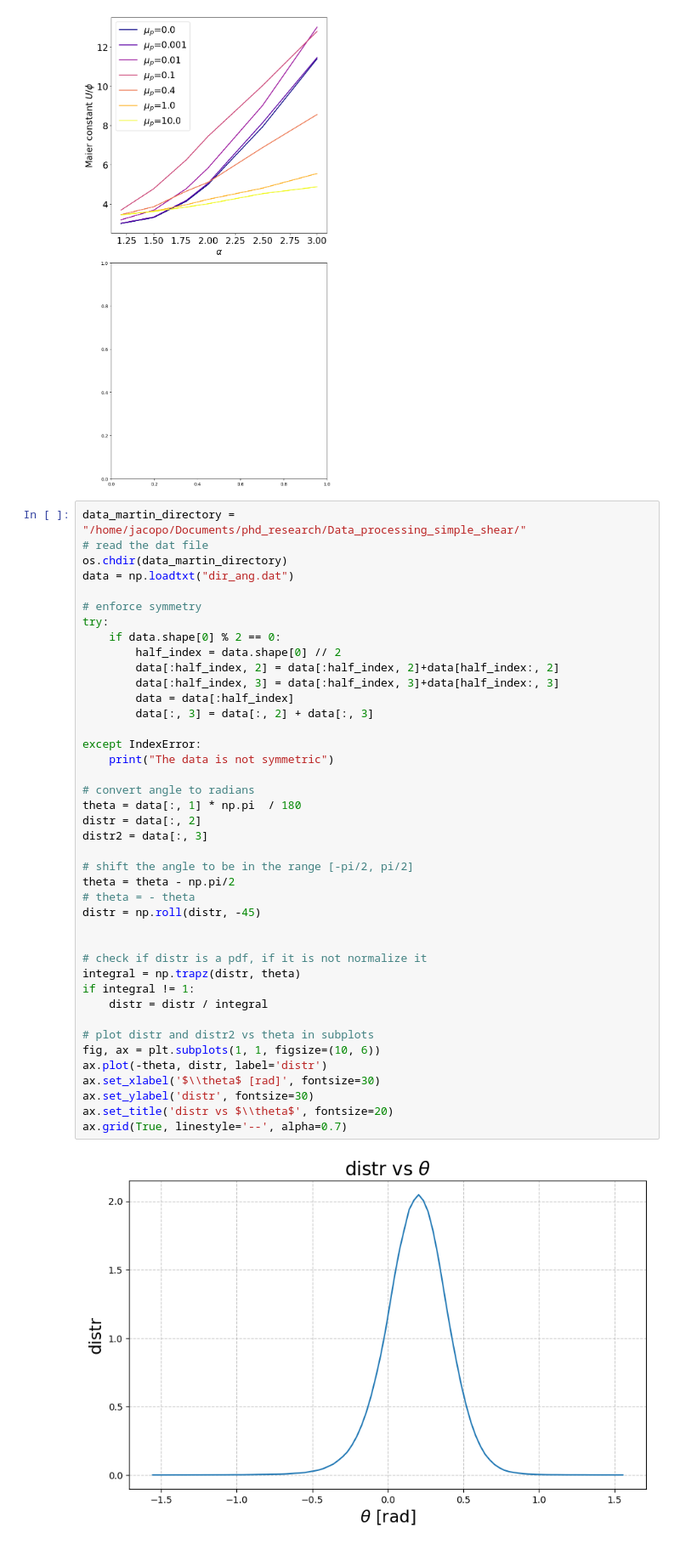
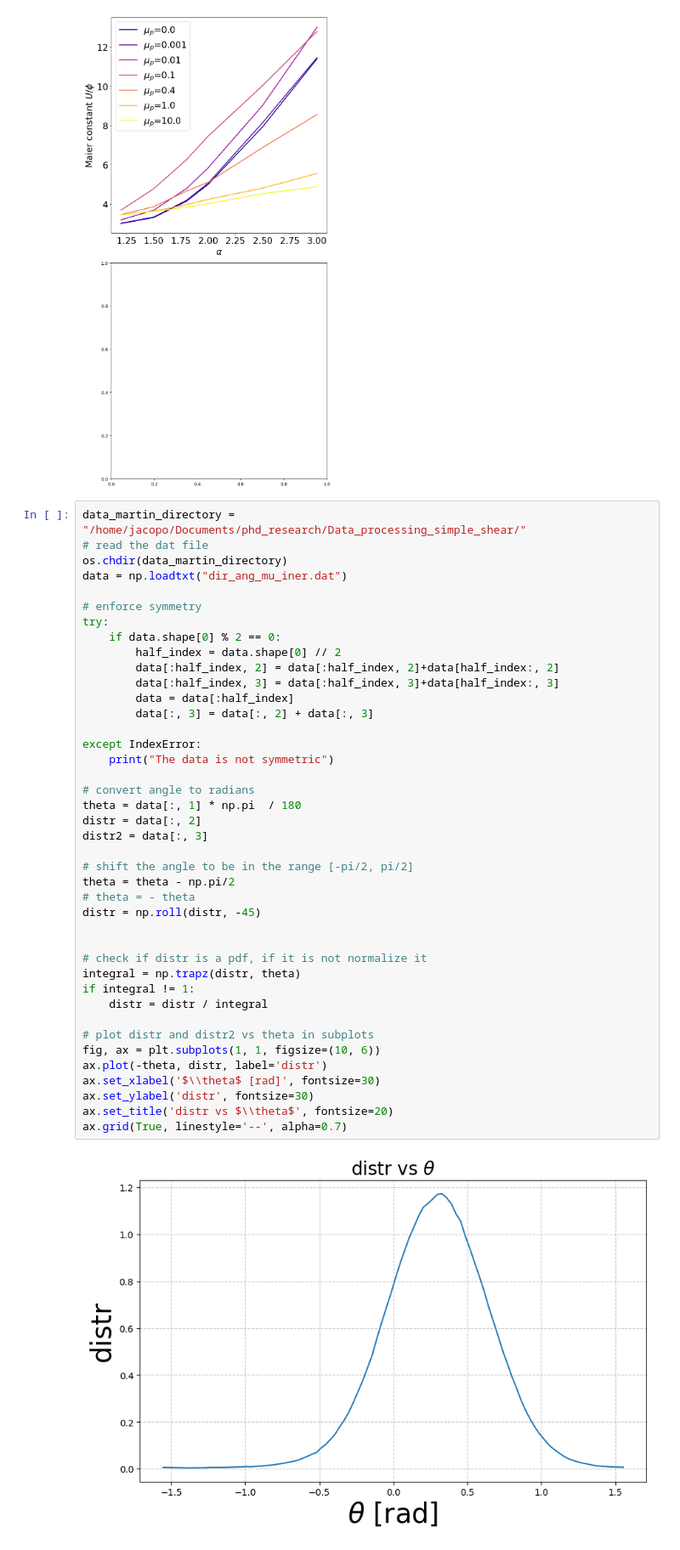
Before and after one commit to JBil8/Simple_shear_granular_spheroids, a Jupyter notebook: maier_2d.ipynb, the cells around one changed output. Shown at 85% size. Saved outputs shown, nothing was run; the diff lists cells and outputs as text.

```diff
--- a/maier_2d.ipynb
+++ b/maier_2d.ipynb
@@ -379,7 +379,7 @@ for I in I_values:
 data_martin_directory = "/home/jacopo/Documents/phd_research/Data_processing_simple_shear/"
 # read the dat file
 os.chdir(data_martin_directory)
-data = np.loadtxt("dir_ang.dat")
+data = np.loadtxt("dir_ang_mu_iner.dat")
 
 # enforce symmetry
 try:
@@ -390,34 +390,34 @@ try:
         data = data[:half_index]
         data[:, 3] = data[:, 2] + data[:, 3]
 
 except IndexError:
     print("The data is not symmetric")
 
 # convert angle to radians
 theta = data[:, 1] * np.pi  / 180
 distr = data[:, 2]
 distr2 = data[:, 3]
 
 # shift the angle to be in the range [-pi/2, pi/2]
 theta = theta - np.pi/2
 # theta = - theta
 distr = np.roll(distr, -45)
 
 
 # check if distr is a pdf, if it is not normalize it
 integral = np.trapz(distr, theta)
 if integral != 1:
     distr = distr / integral
 
 # plot distr and distr2 vs theta in subplots
 fig, ax = plt.subplots(1, 1, figsize=(10, 6))
 ax.plot(-theta, distr, label='distr')
 ax.set_xlabel('$\\theta$ [rad]', fontsize=30)
 ax.set_ylabel('distr', fontsize=30)
 ax.set_title('distr vs $\\theta$', fontsize=20)
 ax.grid(True, linestyle='--', alpha=0.7)
 # %% [output]
-[figure, old version]
+[figure, new version]
 # %%
 
 actual_x, actual_p = -theta, distr  # Extract data for this alpha
```
Also changed, not shown: parts of 1 cell of this notebook, 11 other files.
